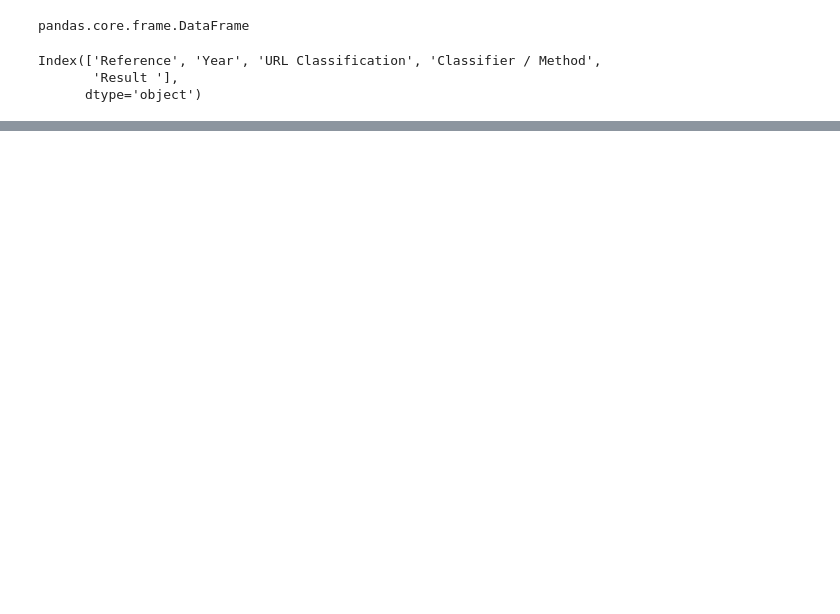
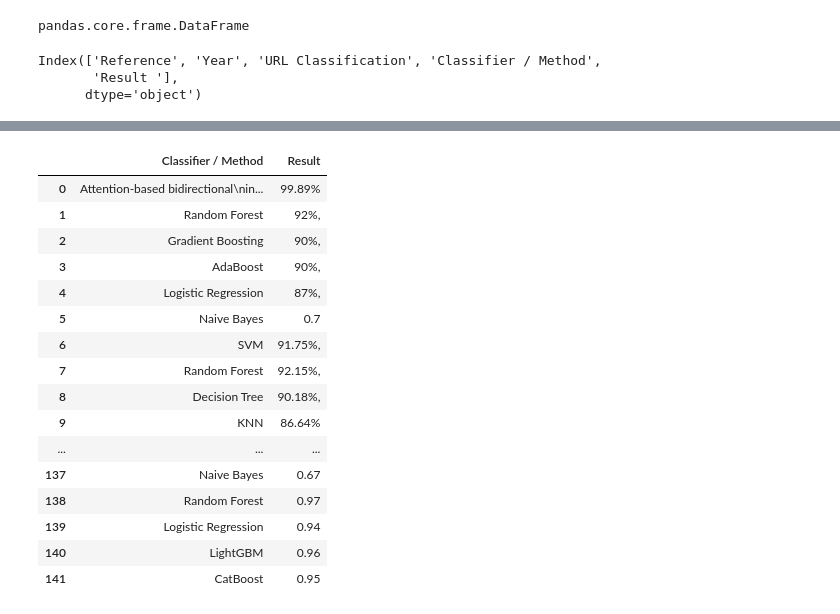
Before and after one commit to mmeliht/URL-Phishing-Detection, a Jupyter notebook: 1_algo.ipynb, the cells around one changed output, grey strips where cells are left out. Saved outputs shown, nothing was run; the diff lists cells and outputs as text; code cells hidden in the pictures; blank space fills up the shorter version.

```diff
--- a/1_algo.ipynb
+++ b/1_algo.ipynb
@@ -36,0 +119,9 @@ TypeError: Index(...) must be called with a collection of some kind, 'Result' wa
+# %%
+# Naive Bayes Kernel → Naive Bayes
+df.loc[df["Classifier / Method"] == "Naive Bayes Kernel", "Classifier / Method"] = "Naive Bayes"
+# %%
+# Multilayer Perceptron → MLP
+df.loc[df["Classifier / Method"] == "Multilayer Perceptron", "Classifier / Method"] = "MLP"
+
+# MLP neural network → MLP
+df.loc[df["Classifier / Method"] == "MLP neural network", "Classifier / Method"] = "MLP"
@@ -36,0 +148,6 @@ TypeError: Index(...) must be called with a collection of some kind, 'Result' wa
+# %%
+# DCNN → CNN
+df.loc[df["Classifier / Method"] == "DCNN", "Classifier / Method"] = "CNN"
+# %%
+# LGM → LightGBM
+df.loc[df["Classifier / Method"] == "LGM", "Classifier / Method"] = "LightGBM"
@@ -36,0 +198,20 @@ TypeError: Index(...) must be called with a collection of some kind, 'Result' wa
+# %%
+df
+# %% [output]
+|  | Classifier / Method | Result |
+| 0 | Attention-based bidirectional\nin... | 99.89% |
+| 1 | Random Forest | 92%, |
+| 2 | Gradient Boosting | 90%, |
+| 3 | AdaBoost | 90%, |
+| 4 | Logistic Regression | 87%, |
+| 5 | Naive Bayes | 0.7 |
+| 6 | SVM | 91.75%, |
+| 7 | Random Forest | 92.15%, |
+| 8 | Decision Tree | 90.18%, |
+| 9 | KNN | 86.64% |
+| ... | ... | ... |
+| 137 | Naive Bayes | 0.67 |
+| 138 | Random Forest | 0.97 |
+| 139 | Logistic Regression | 0.94 |
+| 140 | LightGBM | 0.96 |
+| 141 | CatBoost | 0.95 |
```
Also changed, not shown: parts of 14 cells of this notebook, 1 other file.
